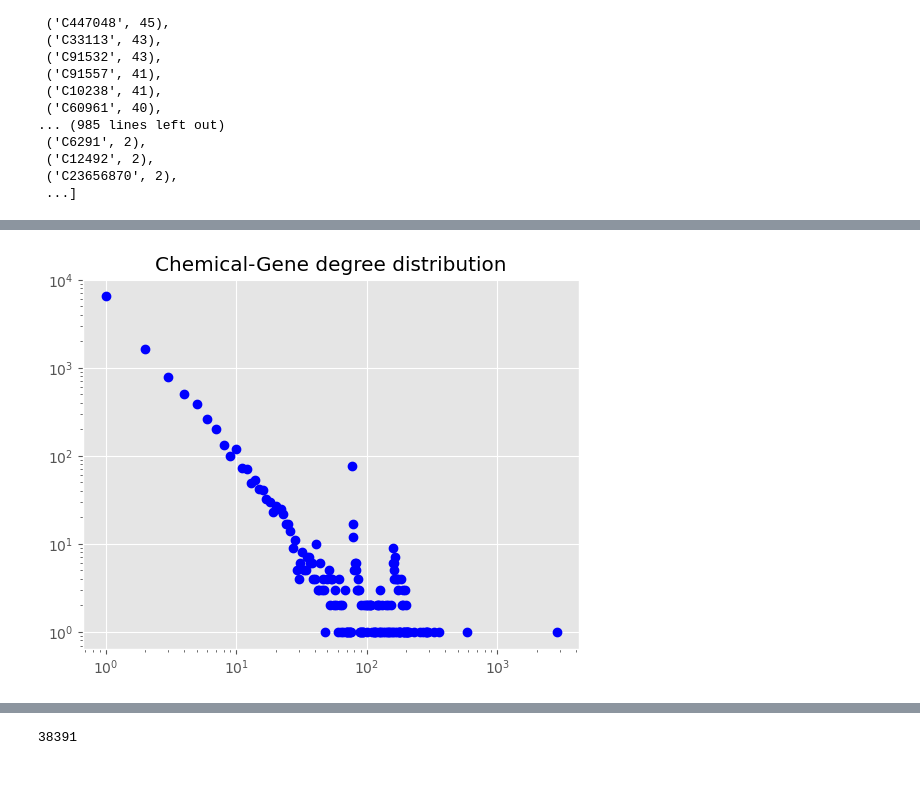
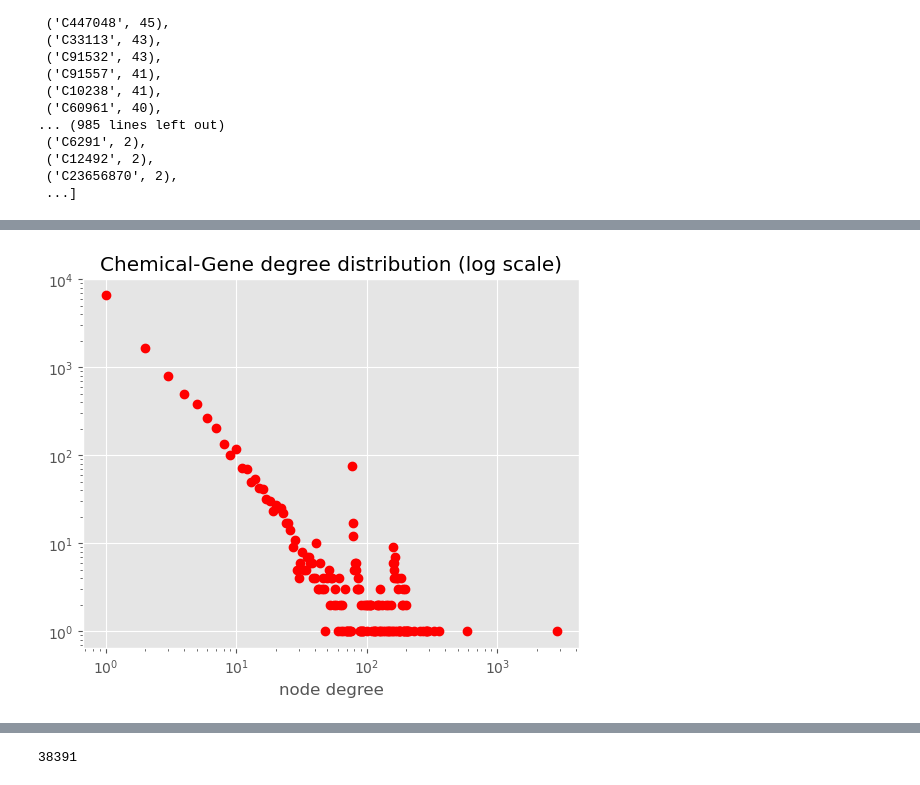
Before and after one commit to nyanovsky/tesis, a Jupyter notebook: data/network_analysis.ipynb, the cells around one changed output, grey strips where cells are left out. Saved outputs shown, nothing was run; the diff lists cells and outputs as text; code cells hidden in the pictures.

```diff
--- a/data/network_analysis.ipynb
+++ b/data/network_analysis.ipynb
@@ -79,8 +84,9 @@ sorted(GG_subgraph.degree(), key=lambda x:x[1], reverse=True)
 # %%
 ChG_degs = [deg for node, deg in ChG_subgraph.degree()]
 deg, counts = zip(*Counter(ChG_degs).items())
-plt.loglog(deg,counts, "bo")
-plt.title("Chemical-Gene degree distribution")
+plt.loglog(deg, counts, "ro")
+plt.title("Chemical-Gene degree distribution (log scale)")
+plt.xlabel("node degree")
 plt.show()
 # %% [output]
-[figure, old version]
+[figure, new version]
```
Also changed, not shown: parts of 11 cells of this notebook.
